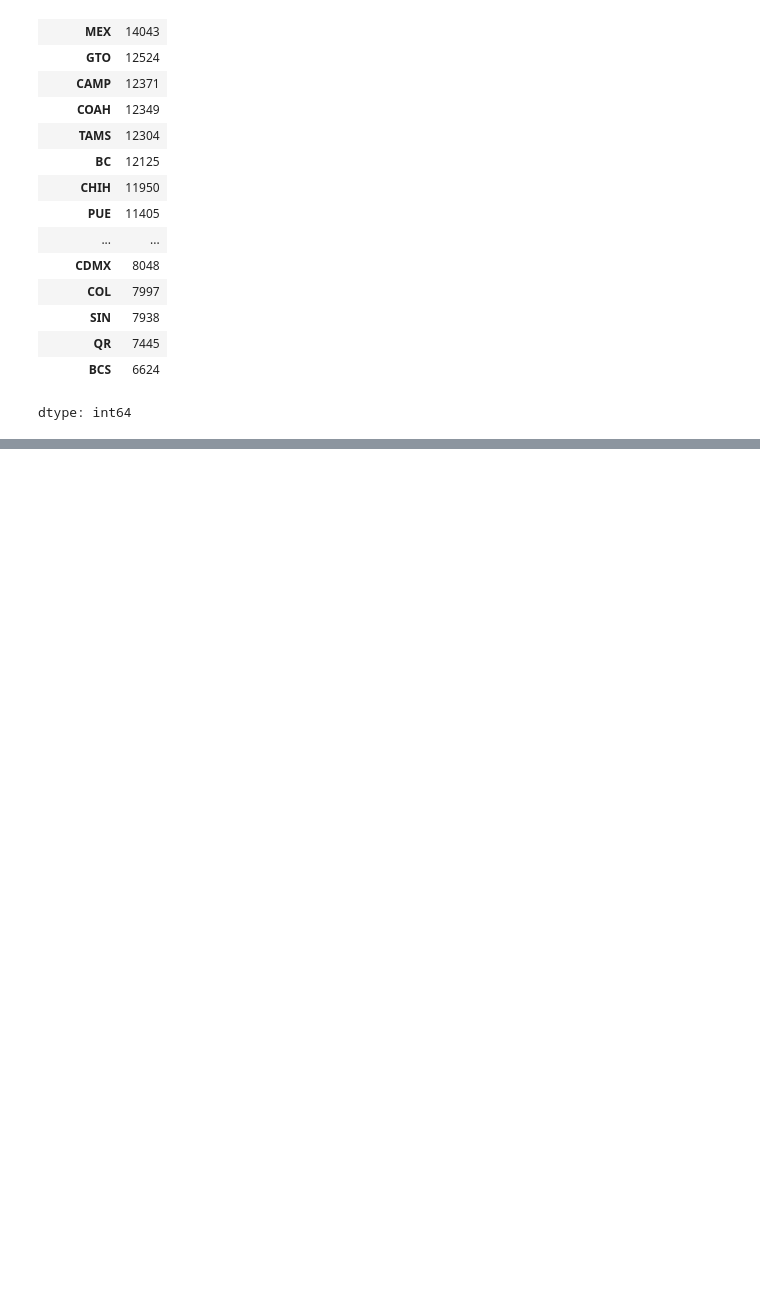
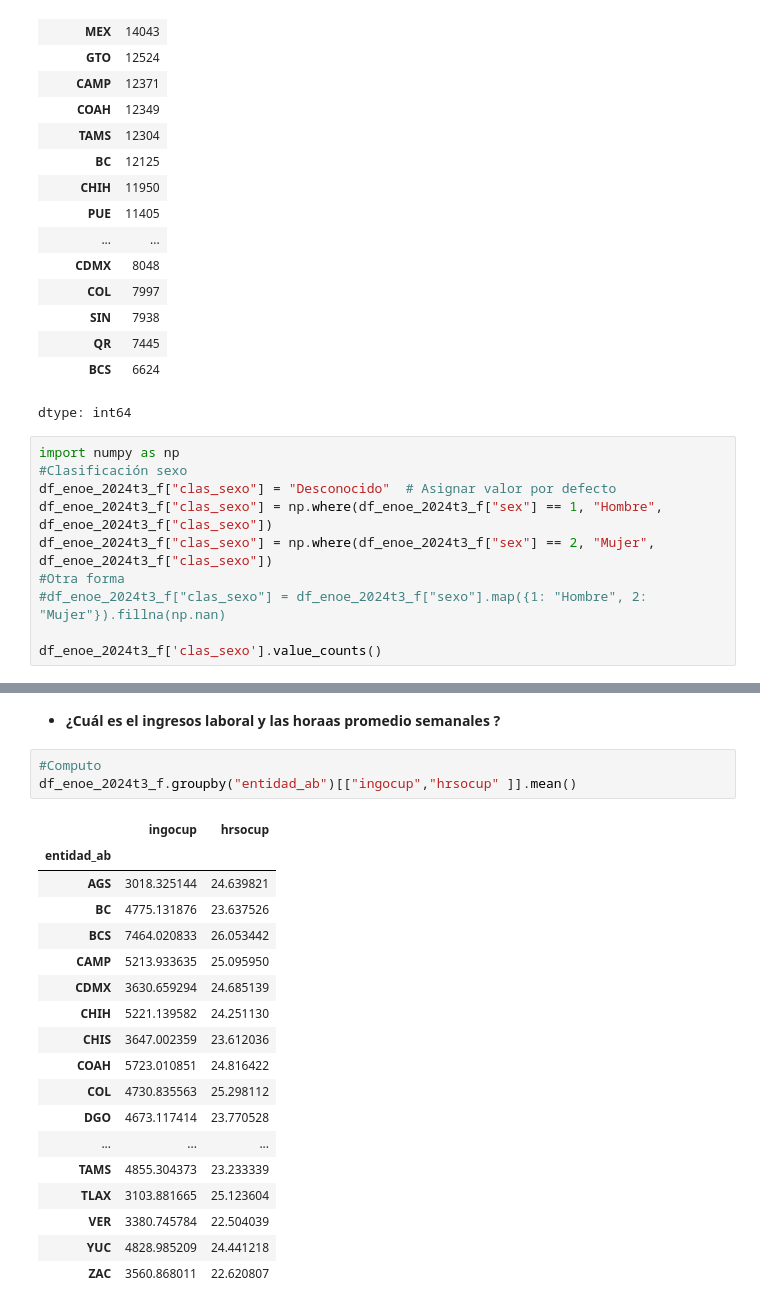
Before and after one commit to DiegoSReco/intro_python_para_economistas, a Jupyter notebook: script_python_5_Analisis_Datos_Pandas_2.ipynb, the cells around one changed output, grey strips where cells are left out. Drawn from its saved outputs; the diff is of its cells as text; blank space fills up the shorter version.

```diff
--- a/script_python_5_Analisis_Datos_Pandas_2.ipynb
+++ b/script_python_5_Analisis_Datos_Pandas_2.ipynb
@@ -1674,3 +1674,13 @@ See the caveats in the documentation: https://pandas.pydata.org/pandas-docs/stab
 | QR | 7445 |
 | BCS | 6624 |
 dtype: int64
+# %%
+import numpy as np
+#Clasificación sexo
+df_enoe_2024t3_f["clas_sexo"] = "Desconocido"  # Asignar valor por defecto
+df_enoe_2024t3_f["clas_sexo"] = np.where(df_enoe_2024t3_f["sex"] == 1, "Hombre", df_enoe_2024t3_f["clas_sexo"])
+df_enoe_2024t3_f["clas_sexo"] = np.where(df_enoe_2024t3_f["sex"] == 2, "Mujer", df_enoe_2024t3_f["clas_sexo"])
+#Otra forma
+#df_enoe_2024t3_f["clas_sexo"] = df_enoe_2024t3_f["sexo"].map({1: "Hombre", 2: "Mujer"}).fillna(np.nan)
+
+df_enoe_2024t3_f['clas_sexo'].value_counts()
@@ -1676,0 +1734,24 @@ dtype: int64
+# %% [markdown]
+- **¿Cuál es el ingresos laboral y las horaas promedio semanales ?**
+# %%
+#Computo
+df_enoe_2024t3_f.groupby("entidad_ab")[["ingocup","hrsocup" ]].mean()
+# %% [output]
+|  | ingocup | hrsocup |
+| entidad_ab |  |  |
+| AGS | 3018.325144 | 24.639821 |
+| BC | 4775.131876 | 23.637526 |
+| BCS | 7464.020833 | 26.053442 |
+| CAMP | 5213.933635 | 25.095950 |
+| CDMX | 3630.659294 | 24.685139 |
+| CHIH | 5221.139582 | 24.251130 |
+| CHIS | 3647.002359 | 23.612036 |
+| COAH | 5723.010851 | 24.816422 |
+| COL | 4730.835563 | 25.298112 |
+| DGO | 4673.117414 | 23.770528 |
+| ... | ... | ... |
+| TAMS | 4855.304373 | 23.233339 |
+| TLAX | 3103.881665 | 25.123604 |
+| VER | 3380.745784 | 22.504039 |
+| YUC | 4828.985209 | 24.441218 |
+| ZAC | 3560.868011 | 22.620807 |
```
Also changed, not shown: parts of 7 cells of this notebook.
